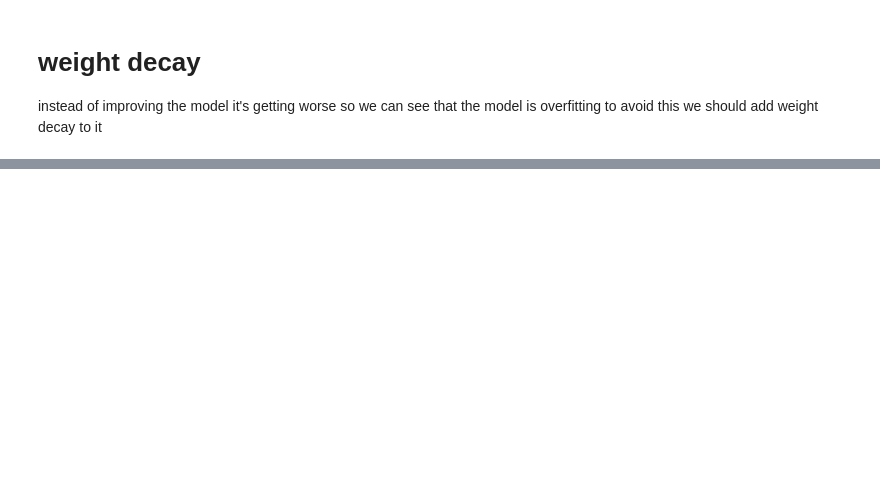
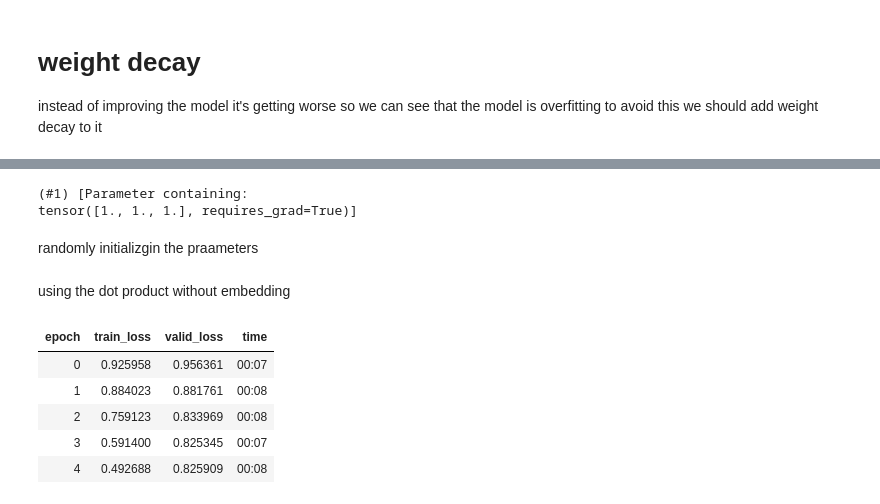
Before and after one commit to someshfengde/FastAI, a Jupyter notebook: lesson_notebooks/fastAI_Chapter8_collaborative_filtering_deep_dive_ipynb.ipynb, the cells around one changed output, grey strips where cells are left out. Saved outputs shown, nothing was run; the diff lists cells and outputs as text; code cells hidden in the pictures; blank space fills up the shorter version.

```diff
--- a/lesson_notebooks/fastAI_Chapter8_collaborative_filtering_deep_dive_ipynb.ipynb
+++ b/lesson_notebooks/fastAI_Chapter8_collaborative_filtering_deep_dive_ipynb.ipynb
@@ -195,0 +207,10 @@ instead of improving the model it's getting worse so we can see that the model i
+# %%
+class T(Module):
+  def __init__(self): self.a = nn.Parameter(torch.ones(3))
+
+L(T().parameters())
+# %% [output]
+(#1) [Parameter containing:
+tensor([1., 1., 1.], requires_grad=True)]
+# %% [markdown]
+randomly initializgin the praameters
@@ -195,0 +220,2 @@ instead of improving the model it's getting worse so we can see that the model i
+# %% [markdown]
+using the dot product without embedding
@@ -195,0 +237,11 @@ instead of improving the model it's getting worse so we can see that the model i
+# %%
+model = DotProductBias(n_users,n_movies,50)
+learn = Learner(dls, model , loss_func = MSELossFlat())
+learn.fit_one_cycle(5, 5e-3,wd = 0.1)
+# %% [output]
+| epoch | train_loss | valid_loss | time |
+| 0 | 0.925958 | 0.956361 | 00:07 |
+| 1 | 0.884023 | 0.881761 | 00:08 |
+| 2 | 0.759123 | 0.833969 | 00:08 |
+| 3 | 0.591400 | 0.825345 | 00:07 |
+| 4 | 0.492688 | 0.825909 | 00:08 |
```
Also changed, not shown: parts of 31 cells of this notebook.
